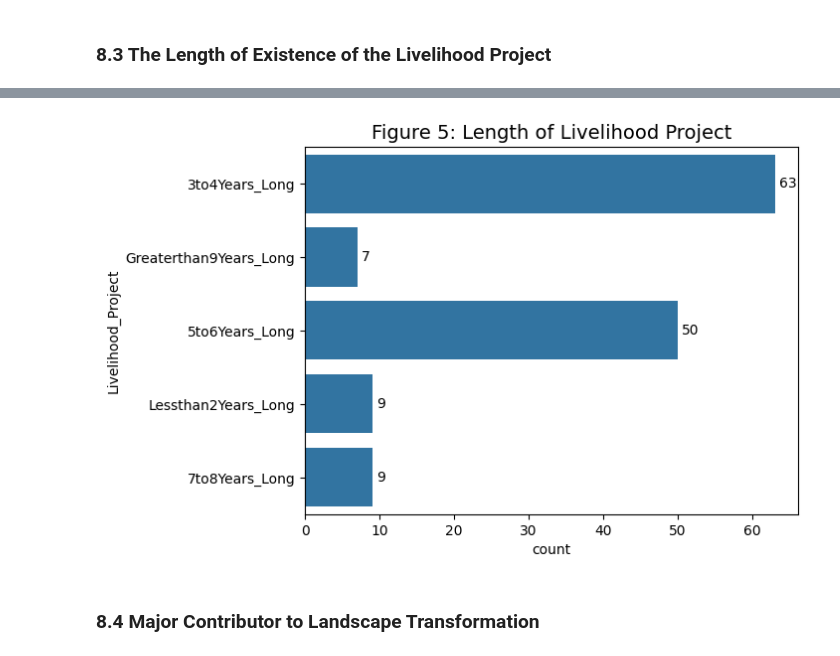
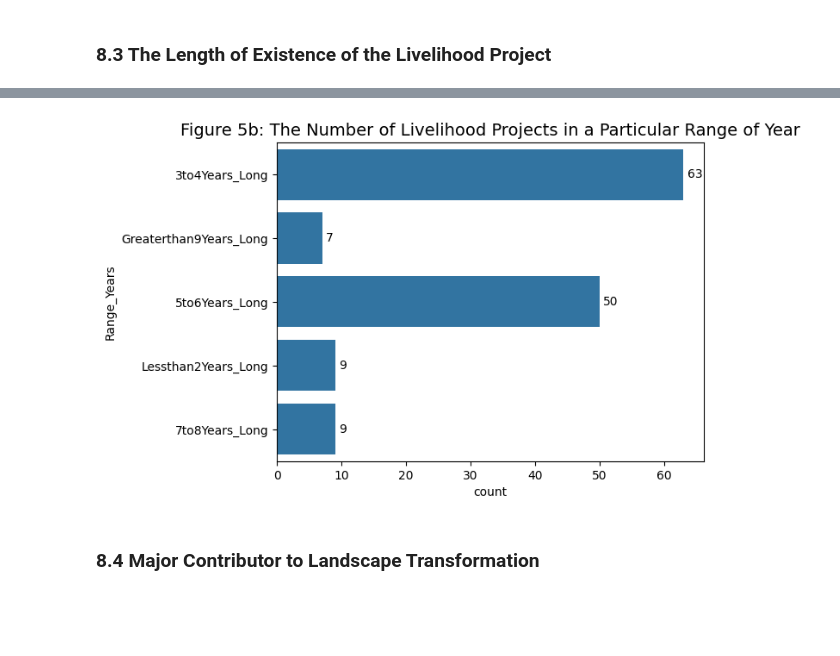
Before and after one commit to NathanNamamata/DataAnalysis, a Jupyter notebook: Data_Analysis.ipynb, the cells around one changed output, grey strips where cells are left out. Saved outputs shown, nothing was run; the diff lists cells and outputs as text; code cells hidden in the pictures; blank space fills up the shorter version.

```diff
--- a/Data_Analysis.ipynb
+++ b/Data_Analysis.ipynb
@@ -533,6 +533,6 @@ df_CN
 ax = sns.countplot(df4["Connection_Nature"])
 for container in ax.containers:
     ax.bar_label(container, fmt="%.0f", label_type="edge", padding=3)
-    ax.set_title("Figure 4: Connection to Nature", fontsize=14)
+    ax.set_title("Figure 4: The Number of Responses to Connection to Nature", fontsize=14)
 plt.show()
 # %% [output]
@@ -590,3 +590,5 @@ for index, row in CN_R1.iterrows():
 []
 # %% [markdown]
 ### 8.3 The Length of Existence of the Livelihood Project
+# %%
+RY_grouped = df2.groupby('Name_Main_Project')['Range_Years'].value_counts(dropna=False)
@@ -592,0 +615,2 @@ for index, row in CN_R1.iterrows():
+# %%
+RY_grouped1 = pd.DataFrame(RY_grouped)
@@ -592,0 +638,9 @@ for index, row in CN_R1.iterrows():
+# %%
+plt.figure(figsize=(8.7, 8.27))
+hue_order = ["Lessthan2Years_Long", "3to4Years_Long", "5to6Years_Long", "7to8Years_Long", "Greaterthan9Years_Long", "NaN"]
+ax = sns.barplot(data = RY_grouped1, x="count", y="Name_Main_Project", hue="Range_Years", hue_order=hue_order, legend=True)
+ax.set_title("Figure 5b: The Number of Livelihood Projects in a Particular Range of Year", fontsize=14)
+plt.legend(title="KEY")
+for container in ax.containers:
+    ax.bar_label(container, fmt="%.0f", label_type="edge", padding=3)
+plt.show()
@@ -618,12 +674,12 @@ df_LP
 | 7to8Years_Long | 9 |
 | Greaterthan9Years_Long | 7 |
 # %%
-ax = sns.countplot(df4["Livelihood_Project"])
+ax = sns.countplot(df4["Range_Years"])
 for container in ax.containers:
     ax.bar_label(container, fmt="%.0f", label_type="edge", padding=3)
-    ax.set_title("Figure 5: Length of Livelihood Project", fontsize=14)
+    ax.set_title("Figure 5b: The Number of Livelihood Projects in a Particular Range of Year", fontsize=14)
 plt.show()
 # %% [output]
-[figure, old version]
+[figure, new version]
 # %% [markdown]
 ### 8.4 Major Contributor to Landscape Transformation
```
Also changed, not shown: parts of 37 cells of this notebook, 1 other file.
